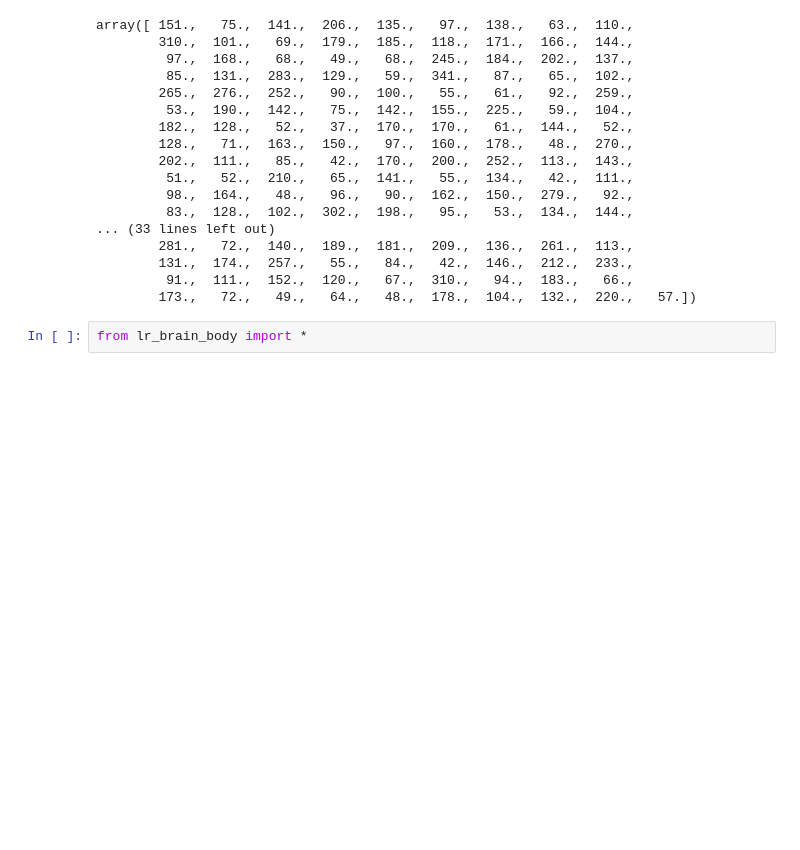
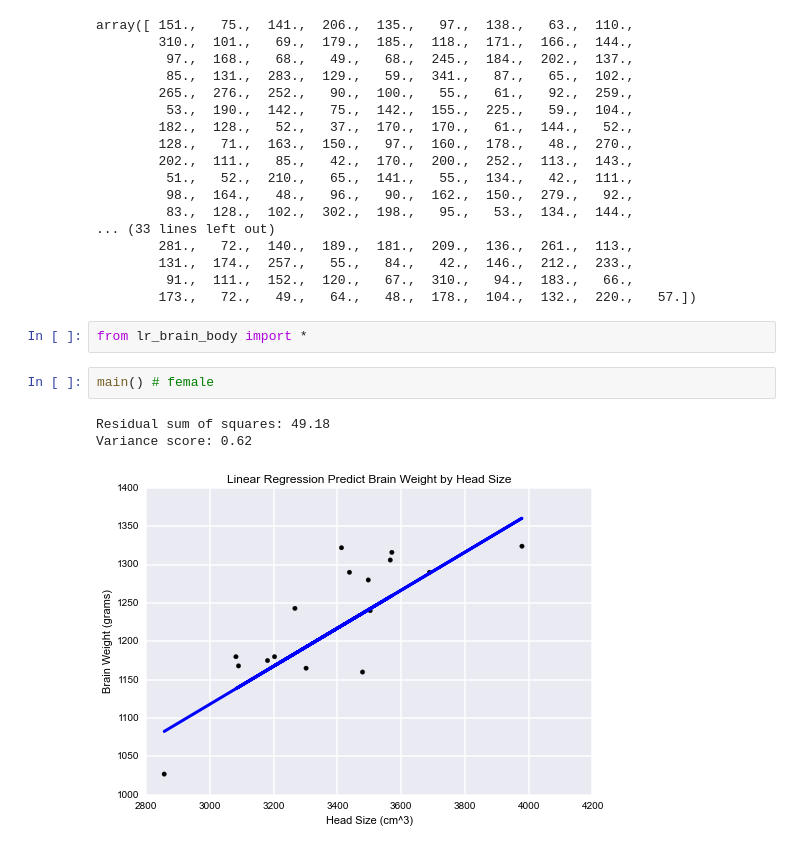
Before and after one commit to nyghtowl/PyCon_2014, a Jupyter notebook: Linear_Regression_WB.ipynb, the cells around one changed output. Cells and saved outputs as stored; diff of their text form; blank space fills up the shorter version.

```diff
--- a/Linear_Regression_WB.ipynb
+++ b/Linear_Regression_WB.ipynb
@@ -69,6 +69,12 @@ array([ 151.,   75.,  141.,  206.,  135.,   97.,  138.,   63.,  110.,
         173.,   72.,   49.,   64.,   48.,  178.,  104.,  132.,  220.,   57.])
 # %%
 from lr_brain_body import *
+# %%
+main() # female
+# %% [output]
+Residual sum of squares: 49.18
+Variance score: 0.62
+[figure, added]
 # %%
 main()
 # %% [output]
```
Also changed, not shown: parts of 12 cells of this notebook, 7 other files.
